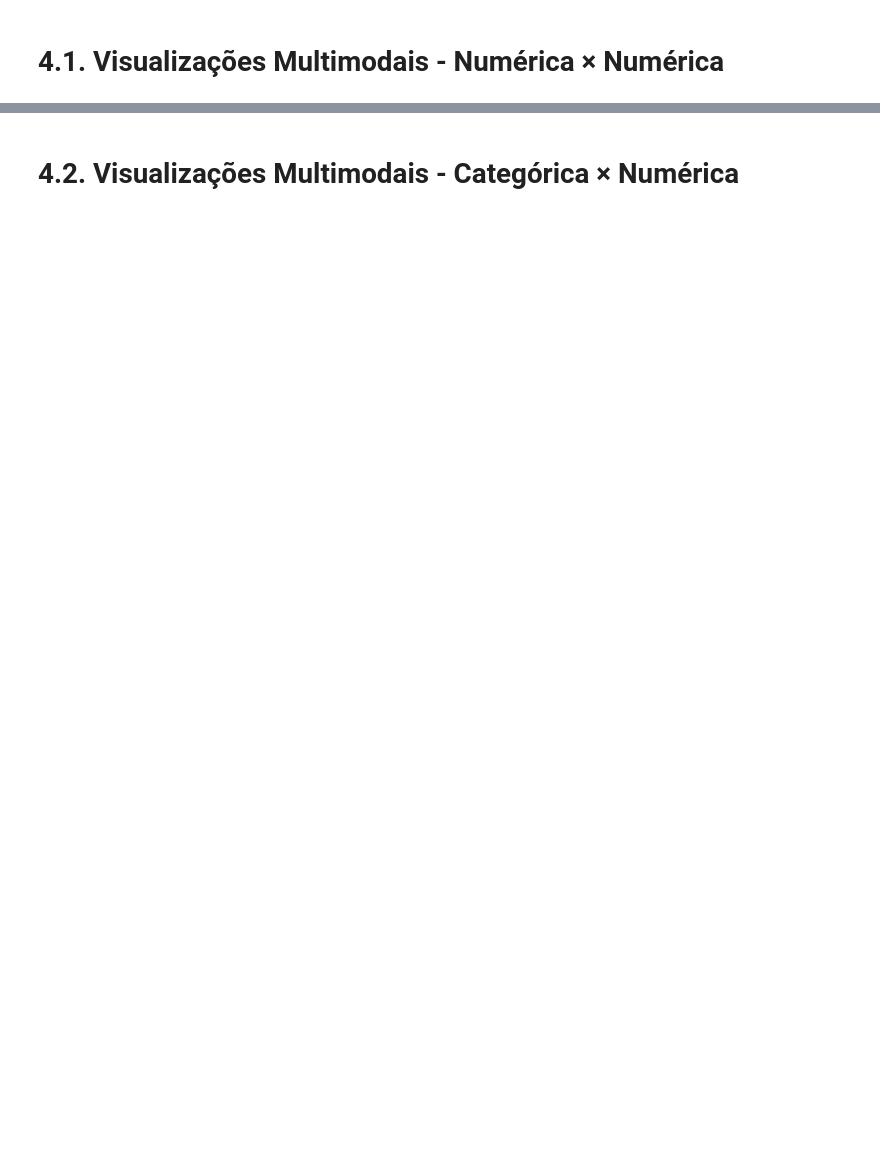
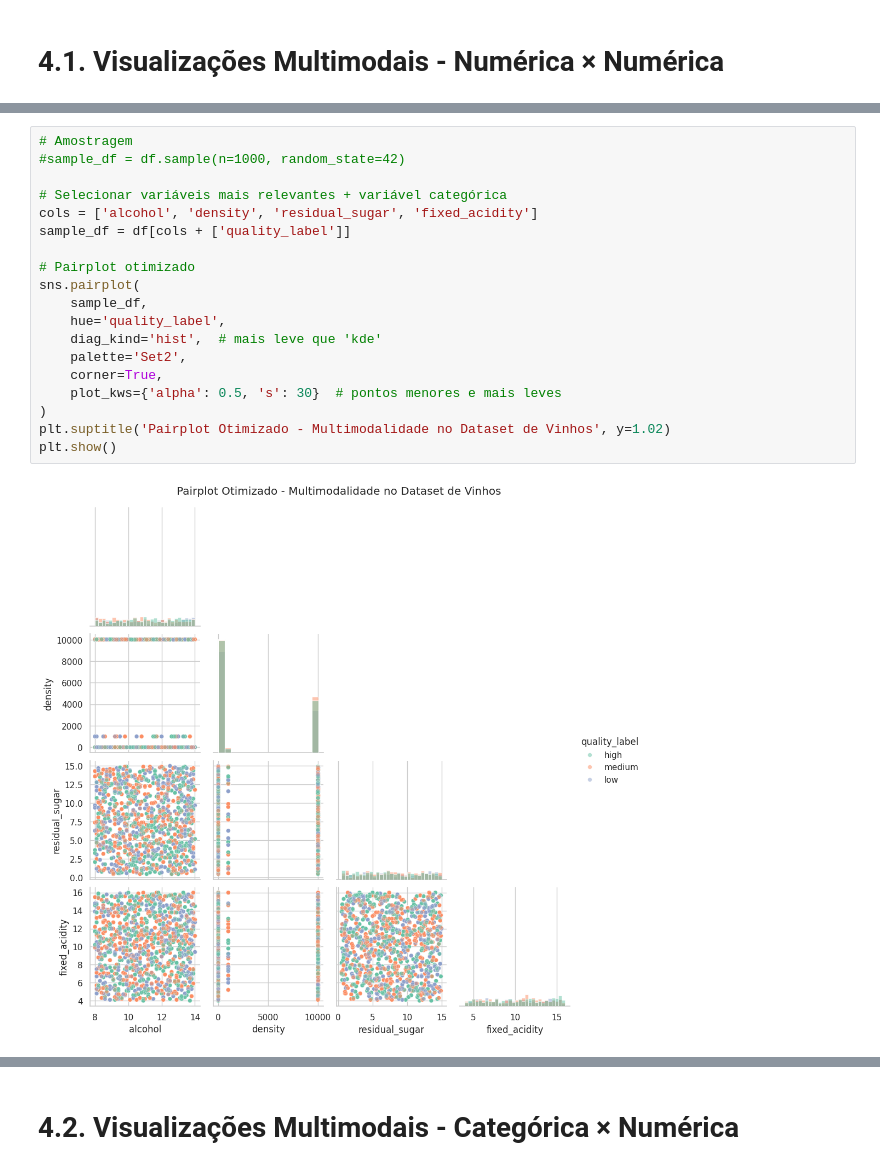
Before and after one commit to RodrigoMarenda/Analise_de_Dados, a Jupyter notebook: Wine_Quality.ipynb, the cells around one changed output, grey strips where cells are left out. Saved outputs shown, nothing was run; the diff lists cells and outputs as text; blank space fills up the shorter version.

```diff
--- a/Wine_Quality.ipynb
+++ b/Wine_Quality.ipynb
@@ -528,0 +441,21 @@ O dataset Iris possui 150 instâncias (observações), com 50 instâncias para c
+# %%
+# Amostragem
+#sample_df = df.sample(n=1000, random_state=42)
+
+# Selecionar variáveis mais relevantes + variável categórica
+cols = ['alcohol', 'density', 'residual_sugar', 'fixed_acidity']
+sample_df = df[cols + ['quality_label']]
+
+# Pairplot otimizado
+sns.pairplot(
+    sample_df,
+    hue='quality_label',
+    diag_kind='hist',  # mais leve que 'kde'
+    palette='Set2',
+    corner=True,
+    plot_kws={'alpha': 0.5, 's': 30}  # pontos menores e mais leves
+)
+plt.suptitle('Pairplot Otimizado - Multimodalidade no Dataset de Vinhos', y=1.02)
+plt.show()
+# %% [output]
+[figure, added]
```
Also changed, not shown: parts of 64 cells of this notebook.
